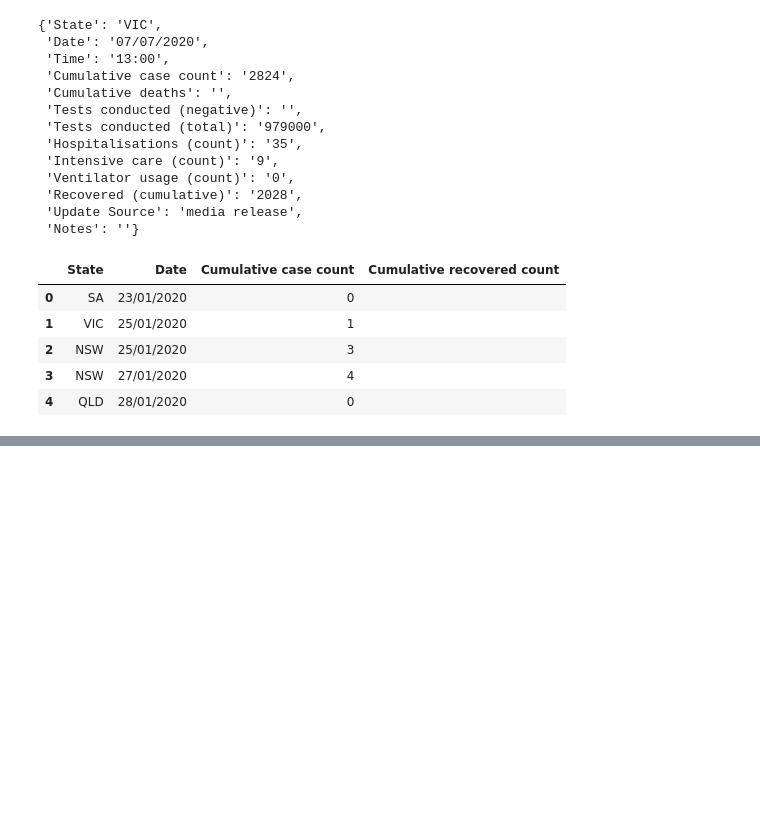
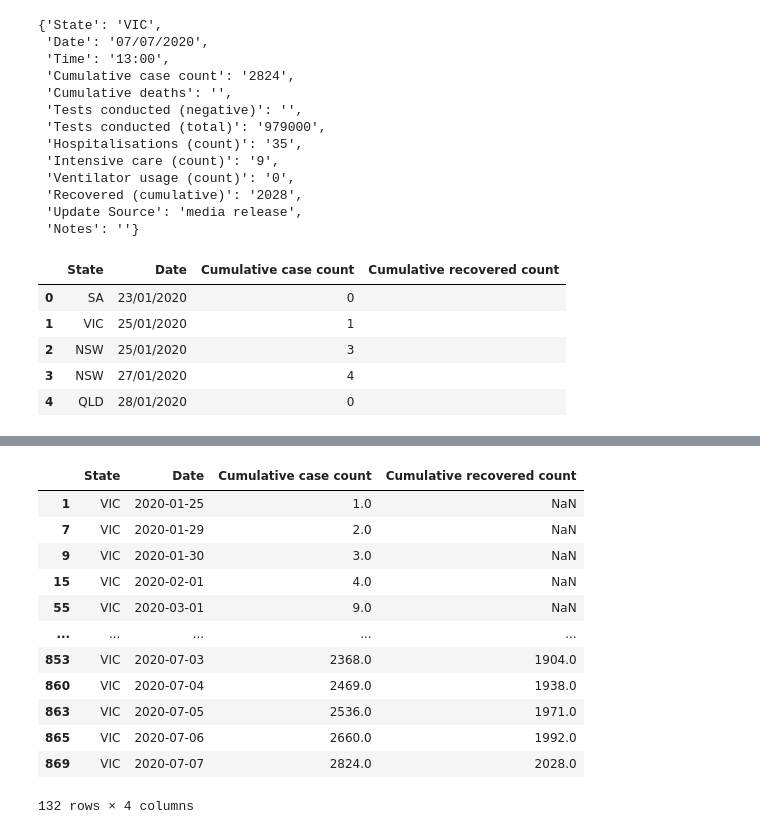
Before and after one commit to poojaisabelle/Project-One, a Jupyter notebook: data_exploration_cleanup_TRACEY.ipynb, the cells around one changed output, grey strips where cells are left out. Saved outputs shown, nothing was run; the diff lists cells and outputs as text; code cells hidden in the pictures; blank space fills up the shorter version.

```diff
--- a/data_exploration_cleanup_TRACEY.ipynb
+++ b/data_exploration_cleanup_TRACEY.ipynb
@@ -673,13 +376,13 @@ for element in covid_by_state:
     cumulative_case_count.append(element["Cumulative case count"])
     cumulative_recovered_count.append(element["Recovered (cumulative)"])
 # %%
-clean_au_covid = pd.DataFrame({
+au_covid_df = pd.DataFrame({
     "State": state_list,
     "Date": date_list,
     "Cumulative case count": cumulative_case_count,
     "Cumulative recovered count": cumulative_recovered_count
 })
-clean_au_covid.head()
+au_covid_df.head()
 # %% [output]
 |  | State | Date | Cumulative case count | Cumulative recovered count |
 | 0 | SA | 23/01/2020 | 0 |  |
@@ -689,0 +407,7 @@ clean_au_covid.head()
+# %%
+au_covid_df["Cumulative case count"] = pd.to_numeric(au_covid_df["Cumulative case count"])
+# %%
+au_covid_df["Cumulative recovered count"] = pd.to_numeric(au_covid_df["Cumulative recovered count"].str.replace(",", ""))
+# %%
+# Convert the Date column to datetime format
+au_covid_df['Date'] = pd.to_datetime(au_covid_df["Date"], format="%d/%m/%Y")
@@ -689,0 +428,17 @@ clean_au_covid.head()
+# %%
+vic_covid_df = au_covid_df[au_covid_df["State"]=="VIC"]
+vic_covid_df
+# %% [output]
+|  | State | Date | Cumulative case count | Cumulative recovered count |
+| 1 | VIC | 2020-01-25 | 1.0 | NaN |
+| 7 | VIC | 2020-01-29 | 2.0 | NaN |
+| 9 | VIC | 2020-01-30 | 3.0 | NaN |
+| 15 | VIC | 2020-02-01 | 4.0 | NaN |
+| 55 | VIC | 2020-03-01 | 9.0 | NaN |
+| ... | ... | ... | ... | ... |
+| 853 | VIC | 2020-07-03 | 2368.0 | 1904.0 |
+| 860 | VIC | 2020-07-04 | 2469.0 | 1938.0 |
+| 863 | VIC | 2020-07-05 | 2536.0 | 1971.0 |
+| 865 | VIC | 2020-07-06 | 2660.0 | 1992.0 |
+| 869 | VIC | 2020-07-07 | 2824.0 | 2028.0 |
+132 rows × 4 columns
```
Also changed, not shown: parts of 74 cells of this notebook, 1 other file.
